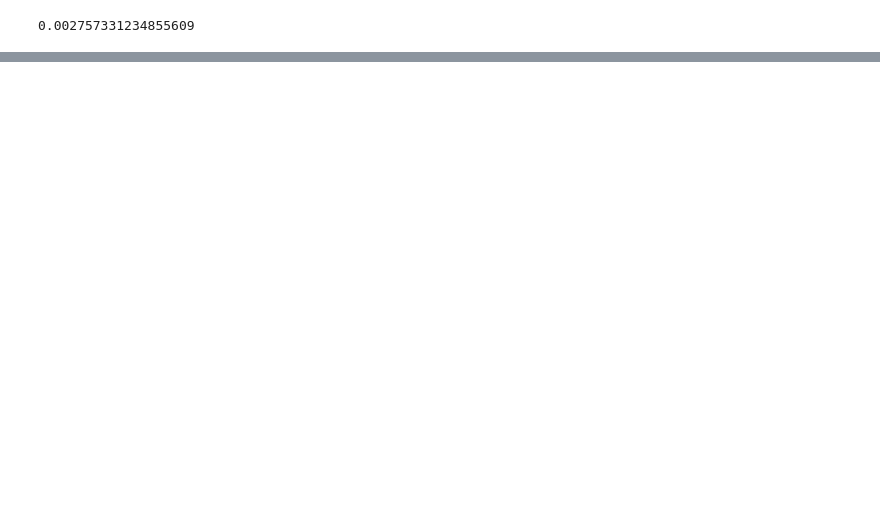
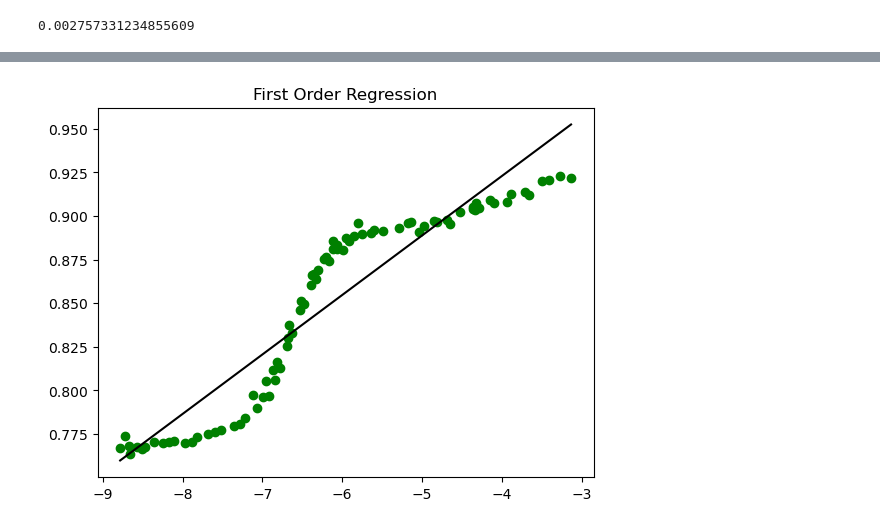
Before and after one commit to b-o-l-l-a/aes-eeng415, a Jupyter notebook: hw3/hw3.ipynb, the cells around one changed output, grey strips where cells are left out. Drawn from its saved outputs; the diff is of its cells as text; code cells hidden in the pictures; blank space fills up the shorter version.

```diff
--- a/hw3/hw3.ipynb
+++ b/hw3/hw3.ipynb
@@ -96,0 +109,18 @@ plt.show()
+# %%
+filip_df = pd.read_csv(os.path.join(os.getcwd(), 'data', 'hw3filip.csv'), names=['response', 'predictor'])
+#filip_df.head()
+filip_df = filip_df.sort_values("predictor")
+# %%
+regr_problem_2 = linear_model.LinearRegression()
+
+X = np.array(filip_df['predictor']).reshape(-1, 1)
+y = np.array(filip_df['response']).reshape(-1, 1)
+regr_problem_2.fit(X, y)
+Y_predicted = regr_problem_2.predict(X)
+# %%
+plt.title("First Order Regression")
+plt.plot(X, Y_predicted, color='black')
+plt.scatter(X, y, color='green')
+plt.show()
+# %% [output]
+[figure, added]
```
Also changed, not shown: parts of 21 cells of this notebook.
